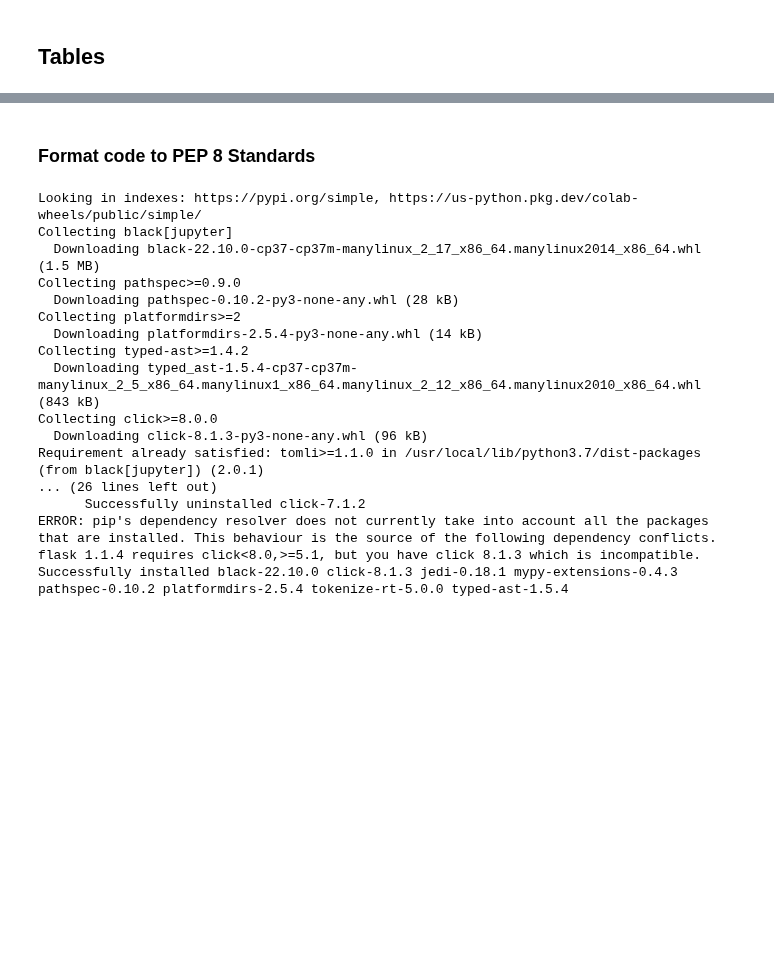
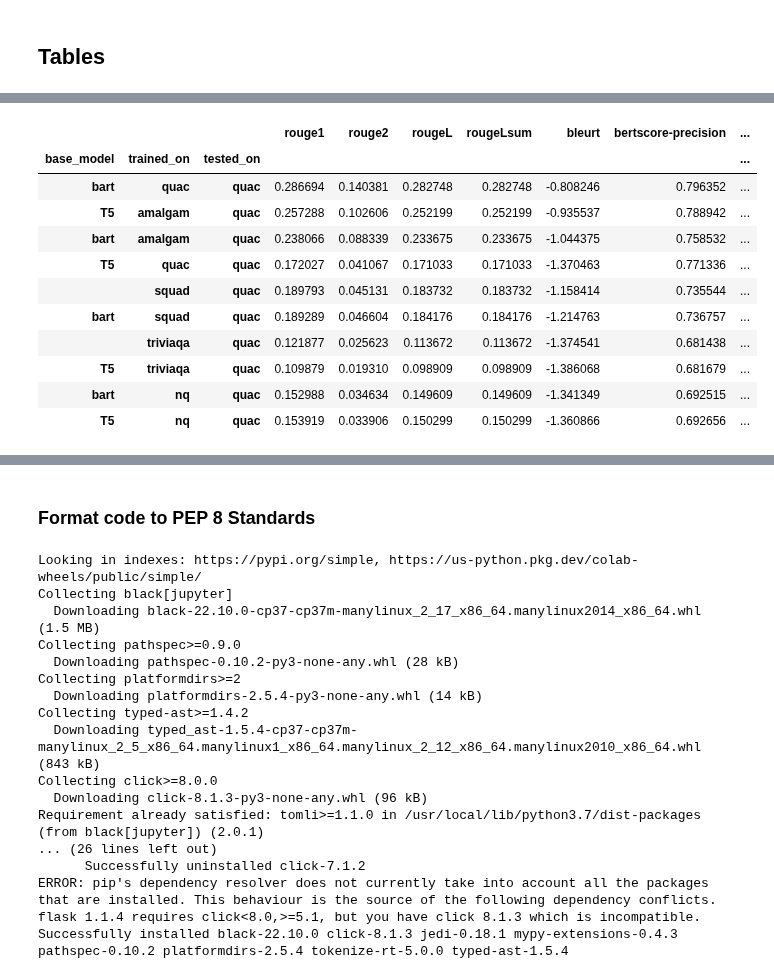
Before and after one commit to jeanlucjackson/w266_NLP_final_project, a Jupyter notebook: code/sandboxes/BB/prediction_text_analysis.ipynb, the cells around one changed output, grey strips where cells are left out. Drawn from its saved outputs; the diff is of its cells as text; code cells hidden in the pictures; blank space fills up the shorter version.

```diff
--- a/code/sandboxes/BB/prediction_text_analysis.ipynb
+++ b/code/sandboxes/BB/prediction_text_analysis.ipynb
@@ -441,0 +506,18 @@ fig.show()
+# %%
+# Tested on QuAC
+quac_df = evaluation_db_df[evaluation_db_df['tested_on'] == 'quac'].groupby(['base_model', 'trained_on', 'tested_on']).mean().sort_values(by=['bertscore-f1'], ascending=False)
+
+quac_df
+# %% [output]
+|  |  |  | rouge1 | rouge2 | rougeL | rougeLsum | bleurt | bertscore-precision | ... |
+| base_model | trained_on | tested_on |  |  |  |  |  |  | ... |
+| bart | quac | quac | 0.286694 | 0.140381 | 0.282748 | 0.282748 | -0.808246 | 0.796352 | ... |
+| T5 | amalgam | quac | 0.257288 | 0.102606 | 0.252199 | 0.252199 | -0.935537 | 0.788942 | ... |
+| bart | amalgam | quac | 0.238066 | 0.088339 | 0.233675 | 0.233675 | -1.044375 | 0.758532 | ... |
+| T5 | quac | quac | 0.172027 | 0.041067 | 0.171033 | 0.171033 | -1.370463 | 0.771336 | ... |
+|  | squad | quac | 0.189793 | 0.045131 | 0.183732 | 0.183732 | -1.158414 | 0.735544 | ... |
+| bart | squad | quac | 0.189289 | 0.046604 | 0.184176 | 0.184176 | -1.214763 | 0.736757 | ... |
+|  | triviaqa | quac | 0.121877 | 0.025623 | 0.113672 | 0.113672 | -1.374541 | 0.681438 | ... |
+| T5 | triviaqa | quac | 0.109879 | 0.019310 | 0.098909 | 0.098909 | -1.386068 | 0.681679 | ... |
+| bart | nq | quac | 0.152988 | 0.034634 | 0.149609 | 0.149609 | -1.341349 | 0.692515 | ... |
+| T5 | nq | quac | 0.153919 | 0.033906 | 0.150299 | 0.150299 | -1.360866 | 0.692656 | ... |
```
Also changed, not shown: parts of 10 cells of this notebook.
